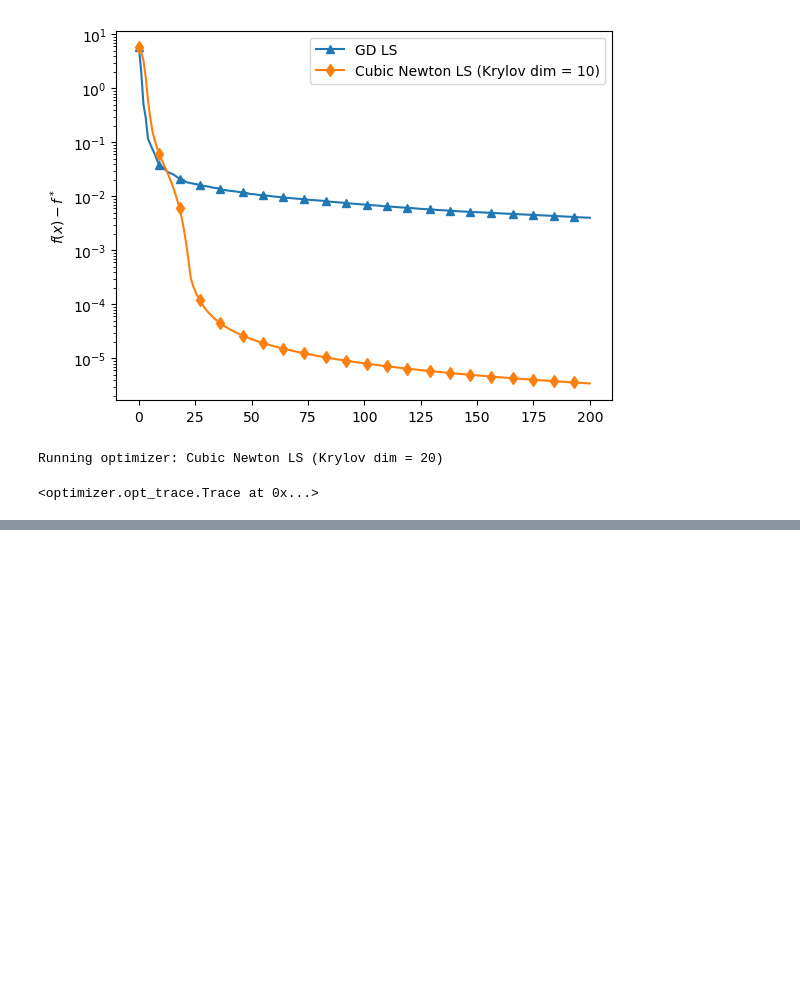
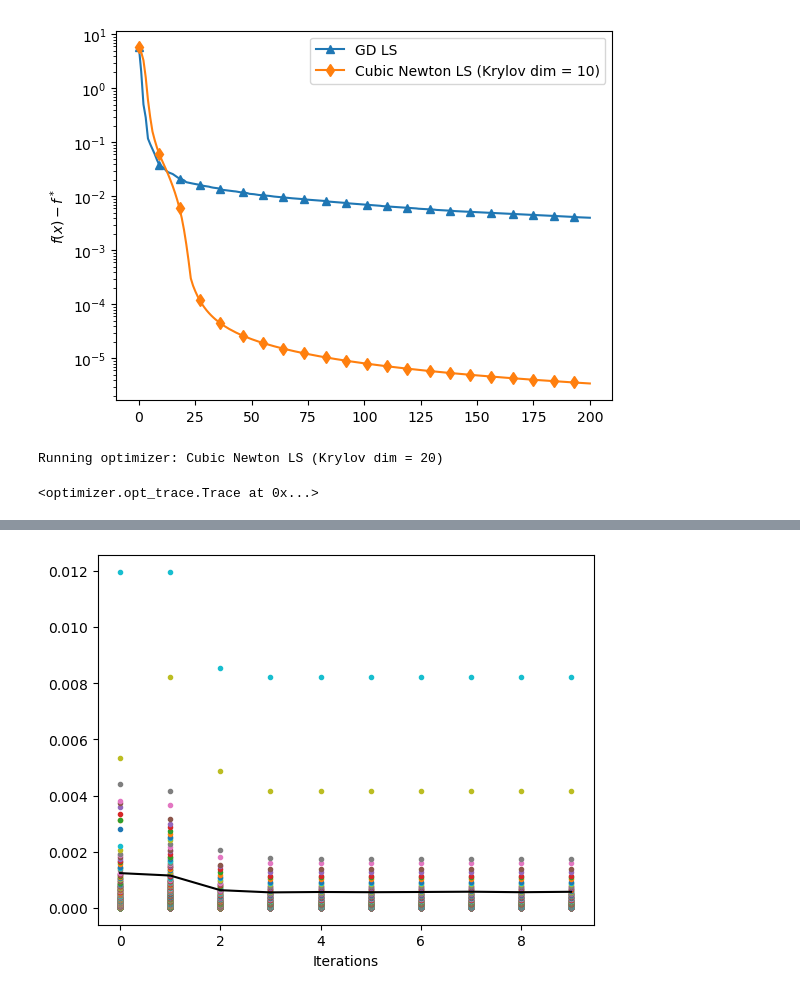
Before and after one commit to Raymond30/Krylov-Cubic-Regularized-Newton, a Jupyter notebook: cubic_newton.ipynb, the cells around one changed output, grey strips where cells are left out. Drawn from its saved outputs; the diff is of its cells as text; code cells hidden in the pictures; blank space fills up the shorter version.

```diff
--- a/cubic_newton.ipynb
+++ b/cubic_newton.ipynb
@@ -228,2 +228,15 @@ array([0.00013428, 0.00334939, 0.03127041, 0.0264015 , 0.02279411,
+# %%
+import matplotlib.pyplot as plt
+for i in range(spectra.shape[1]):
+    plt.plot(spectra[0:-1:10,i],'.')
+
+# plt.figure()
+# plt.semilogy(spectra[:,-memory_size], '.')
+plt.xlabel('Iterations')
+plt.
+plt.plot(rho[0:-1:10],'k')
+plt.show()
+# %% [output]
+[figure, added]
 # %%
 import matplotlib.pyplot as plt
```
Also changed, not shown: parts of 6 cells of this notebook.
